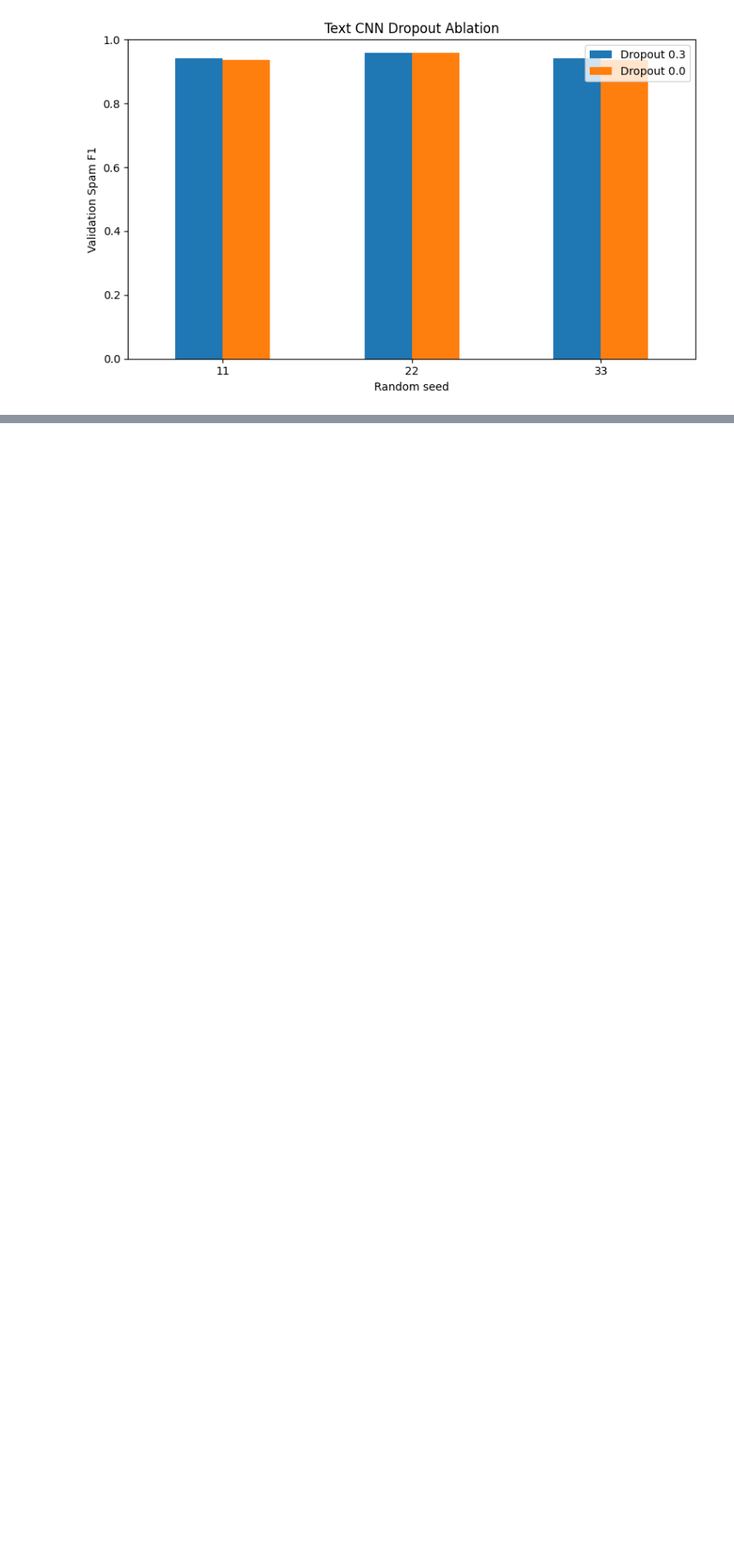
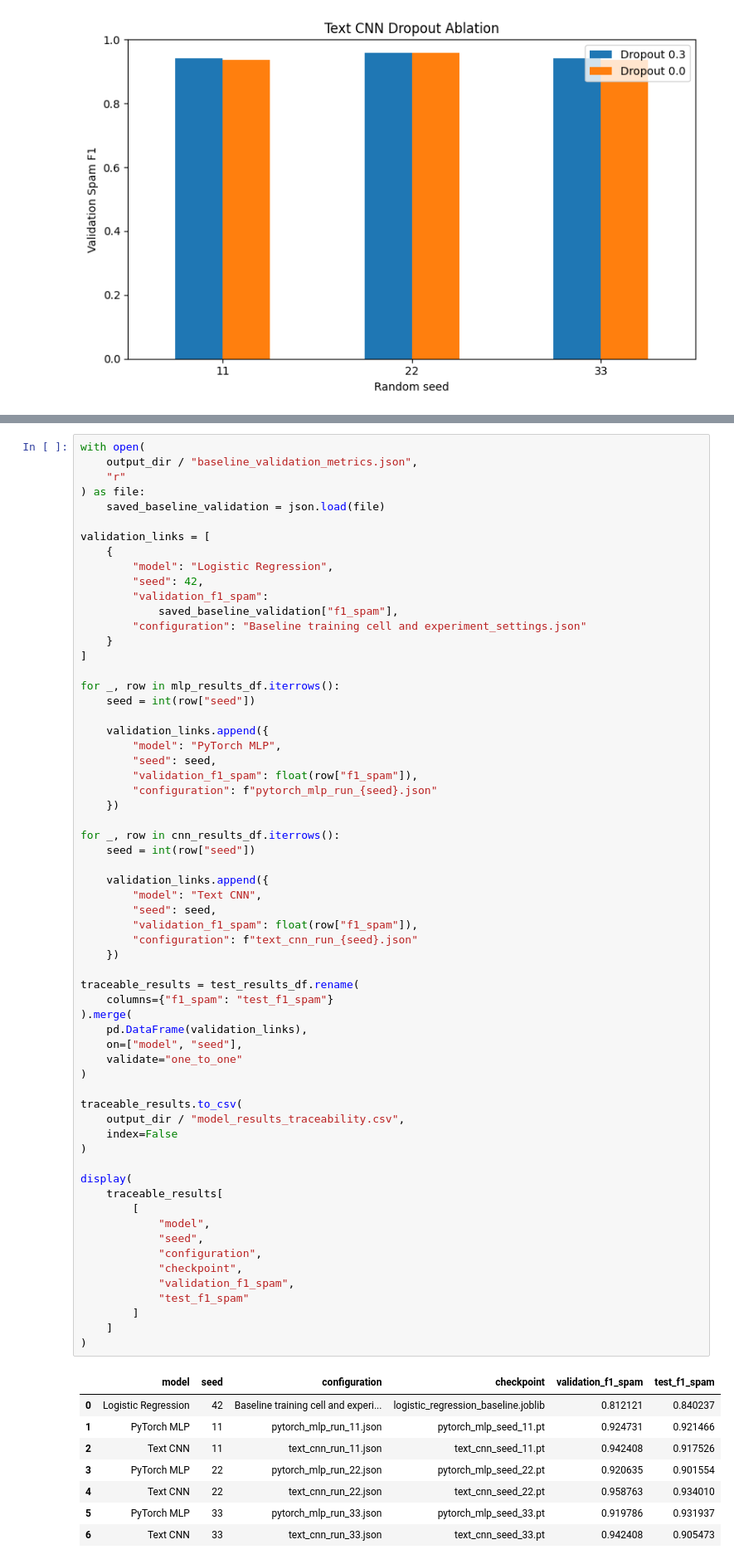
Before and after one commit to ThisumiWijesinghe/SMS_SPAM_DETECTION_ANN, a Jupyter notebook: Neural_Netwrok.ipynb, the cells around one changed output, grey strips where cells are left out. Shown at 83% size. Drawn from its saved outputs; the diff is of its cells as text; blank space fills up the shorter version.

```diff
--- a/Neural_Netwrok.ipynb
+++ b/Neural_Netwrok.ipynb
@@ -3016,0 +3342,71 @@ plt.show()
+# %%
+with open(
+    output_dir / "baseline_validation_metrics.json",
+    "r"
+) as file:
+    saved_baseline_validation = json.load(file)
+
+validation_links = [
+    {
+        "model": "Logistic Regression",
+        "seed": 42,
+        "validation_f1_spam":
+            saved_baseline_validation["f1_spam"],
+        "configuration": "Baseline training cell and experiment_settings.json"
+    }
+]
+
+for _, row in mlp_results_df.iterrows():
+    seed = int(row["seed"])
+
+    validation_links.append({
+        "model": "PyTorch MLP",
+        "seed": seed,
+        "validation_f1_spam": float(row["f1_spam"]),
+        "configuration": f"pytorch_mlp_run_{seed}.json"
+    })
+
+for _, row in cnn_results_df.iterrows():
+    seed = int(row["seed"])
+
+    validation_links.append({
+        "model": "Text CNN",
+        "seed": seed,
+        "validation_f1_spam": float(row["f1_spam"]),
+        "configuration": f"text_cnn_run_{seed}.json"
+    })
+
+traceable_results = test_results_df.rename(
+    columns={"f1_spam": "test_f1_spam"}
+).merge(
+    pd.DataFrame(validation_links),
+    on=["model", "seed"],
+    validate="one_to_one"
+)
+
+traceable_results.to_csv(
+    output_dir / "model_results_traceability.csv",
+    index=False
+)
+
+display(
+    traceable_results[
+        [
+            "model",
+            "seed",
+            "configuration",
+            "checkpoint",
+            "validation_f1_spam",
+            "test_f1_spam"
+        ]
+    ]
+)
+# %% [output]
+|  | model | seed | configuration | checkpoint | validation_f1_spam | test_f1_spam |
+| 0 | Logistic Regression | 42 | Baseline training cell and experi... | logistic_regression_baseline.joblib | 0.812121 | 0.840237 |
+| 1 | PyTorch MLP | 11 | pytorch_mlp_run_11.json | pytorch_mlp_seed_11.pt | 0.924731 | 0.921466 |
+| 2 | Text CNN | 11 | text_cnn_run_11.json | text_cnn_seed_11.pt | 0.942408 | 0.917526 |
+| 3 | PyTorch MLP | 22 | pytorch_mlp_run_22.json | pytorch_mlp_seed_22.pt | 0.920635 | 0.901554 |
+| 4 | Text CNN | 22 | text_cnn_run_22.json | text_cnn_seed_22.pt | 0.958763 | 0.934010 |
+| 5 | PyTorch MLP | 33 | pytorch_mlp_run_33.json | pytorch_mlp_seed_33.pt | 0.919786 | 0.931937 |
+| 6 | Text CNN | 33 | text_cnn_run_33.json | text_cnn_seed_33.pt | 0.942408 | 0.905473 |
```
Also changed, not shown: parts of 10 cells of this notebook.
